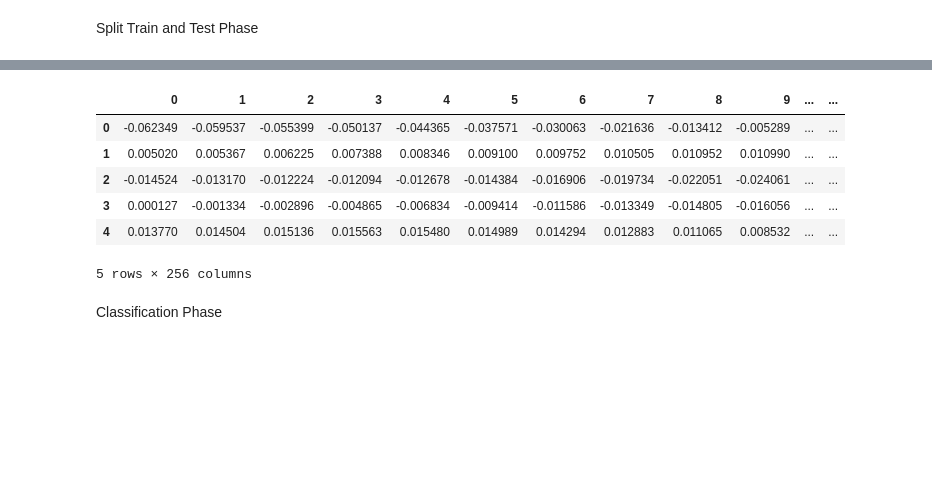
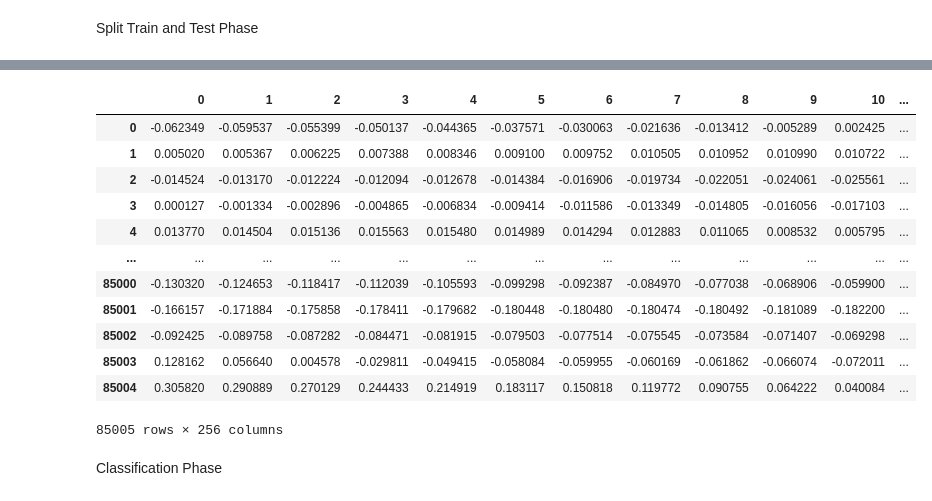
Before and after one commit to macreai/Arrhytmia-Detection-Explainable, a Jupyter notebook: python_TA/classification.ipynb, the cells around one changed output, grey strips where cells are left out. Saved outputs shown, nothing was run; the diff lists cells and outputs as text; code cells hidden in the pictures; blank space fills up the shorter version.

```diff
--- a/python_TA/classification.ipynb
+++ b/python_TA/classification.ipynb
@@ -201,11 +171,17 @@ numpy.ndarray
-# %%
-X.head()
-# %% [output]
-|  | 0 | 1 | 2 | 3 | 4 | 5 | 6 | 7 | 8 | 9 | ... | ... |
-| 0 | -0.062349 | -0.059537 | -0.055399 | -0.050137 | -0.044365 | -0.037571 | -0.030063 | -0.021636 | -0.013412 | -0.005289 | ... | ... |
-| 1 | 0.005020 | 0.005367 | 0.006225 | 0.007388 | 0.008346 | 0.009100 | 0.009752 | 0.010505 | 0.010952 | 0.010990 | ... | ... |
-| 2 | -0.014524 | -0.013170 | -0.012224 | -0.012094 | -0.012678 | -0.014384 | -0.016906 | -0.019734 | -0.022051 | -0.024061 | ... | ... |
-| 3 | 0.000127 | -0.001334 | -0.002896 | -0.004865 | -0.006834 | -0.009414 | -0.011586 | -0.013349 | -0.014805 | -0.016056 | ... | ... |
-| 4 | 0.013770 | 0.014504 | 0.015136 | 0.015563 | 0.015480 | 0.014989 | 0.014294 | 0.012883 | 0.011065 | 0.008532 | ... | ... |
-5 rows × 256 columns
+# %%
+X_resampling
+# %% [output]
+|  | 0 | 1 | 2 | 3 | 4 | 5 | 6 | 7 | 8 | 9 | 10 | ... |
+| 0 | -0.062349 | -0.059537 | -0.055399 | -0.050137 | -0.044365 | -0.037571 | -0.030063 | -0.021636 | -0.013412 | -0.005289 | 0.002425 | ... |
+| 1 | 0.005020 | 0.005367 | 0.006225 | 0.007388 | 0.008346 | 0.009100 | 0.009752 | 0.010505 | 0.010952 | 0.010990 | 0.010722 | ... |
+| 2 | -0.014524 | -0.013170 | -0.012224 | -0.012094 | -0.012678 | -0.014384 | -0.016906 | -0.019734 | -0.022051 | -0.024061 | -0.025561 | ... |
+| 3 | 0.000127 | -0.001334 | -0.002896 | -0.004865 | -0.006834 | -0.009414 | -0.011586 | -0.013349 | -0.014805 | -0.016056 | -0.017103 | ... |
+| 4 | 0.013770 | 0.014504 | 0.015136 | 0.015563 | 0.015480 | 0.014989 | 0.014294 | 0.012883 | 0.011065 | 0.008532 | 0.005795 | ... |
+| ... | ... | ... | ... | ... | ... | ... | ... | ... | ... | ... | ... | ... |
+| 85000 | -0.130320 | -0.124653 | -0.118417 | -0.112039 | -0.105593 | -0.099298 | -0.092387 | -0.084970 | -0.077038 | -0.068906 | -0.059900 | ... |
+| 85001 | -0.166157 | -0.171884 | -0.175858 | -0.178411 | -0.179682 | -0.180448 | -0.180480 | -0.180474 | -0.180492 | -0.181089 | -0.182200 | ... |
+| 85002 | -0.092425 | -0.089758 | -0.087282 | -0.084471 | -0.081915 | -0.079503 | -0.077514 | -0.075545 | -0.073584 | -0.071407 | -0.069298 | ... |
+| 85003 | 0.128162 | 0.056640 | 0.004578 | -0.029811 | -0.049415 | -0.058084 | -0.059955 | -0.060169 | -0.061862 | -0.066074 | -0.072011 | ... |
+| 85004 | 0.305820 | 0.290889 | 0.270129 | 0.244433 | 0.214919 | 0.183117 | 0.150818 | 0.119772 | 0.090755 | 0.064222 | 0.040084 | ... |
+85005 rows × 256 columns
 # %%
```
Also changed, not shown: parts of 31 cells of this notebook, 2 other files.
